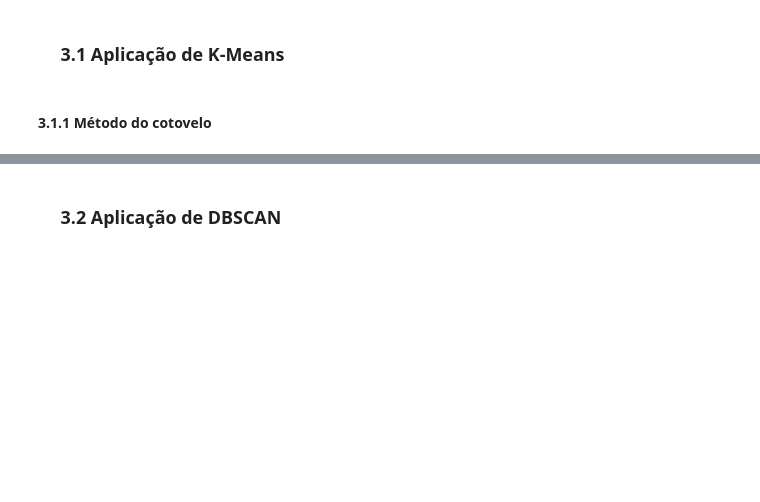
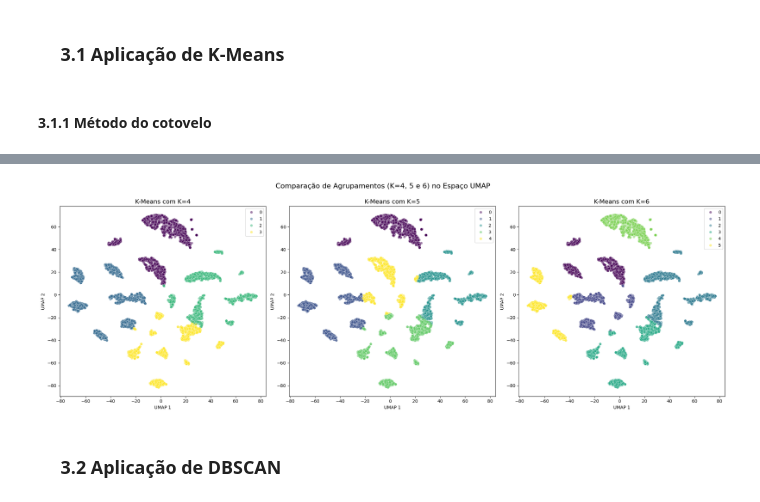
Before and after one commit to DouglaxN/project-unsupervised, a Jupyter notebook: Final/main.ipynb, the cells around one changed output, grey strips where cells are left out. Saved outputs shown, nothing was run; the diff lists cells and outputs as text; code cells hidden in the pictures; blank space fills up the shorter version.

Commit message:
update: init fig kmeans

```diff
--- a/Final/main.ipynb
+++ b/Final/main.ipynb
@@ -286,3 +336,28 @@ plt.show()
+# %%
+# Definindo os valores de K para comparar
+lista_k = [4, 5, 6]
+
+# Criando subplots para comparar lado a lado (melhor para o relatório)
+fig, axes = plt.subplots(1, 3, figsize=(22, 7))
+
+for i, k in enumerate(lista_k):
+    # 1. Executando o K-means com o 'k' da iteração atual
+    kmeans = KMeans(n_clusters=k, init='k-means++', random_state=42)
+    labels = kmeans.fit_predict(df_tsne)
+
+    # 2. Plotando em cada subplot
+    sns.scatterplot(x=df_tsne[:,0], y=df_tsne[:,1], hue=labels,
+                    palette='viridis', ax=axes[i], legend='full', alpha=0.5)
+
+    axes[i].set_title(f'K-Means com K={k}', fontsize=14)
+    axes[i].set_xlabel('UMAP 1')
+    axes[i].set_ylabel('UMAP 2')
+
+plt.tight_layout()
+plt.suptitle('Comparação de Agrupamentos (K=4, 5 e 6) no Espaço UMAP', fontsize=16, y=1.05)
+plt.show()
+# %% [output]
+[figure, added]
 # %% [markdown]
 ### &emsp;  3.2 Aplicação de DBSCAN
 # %% [markdown]
```
Also changed, not shown: parts of 7 cells of this notebook.
